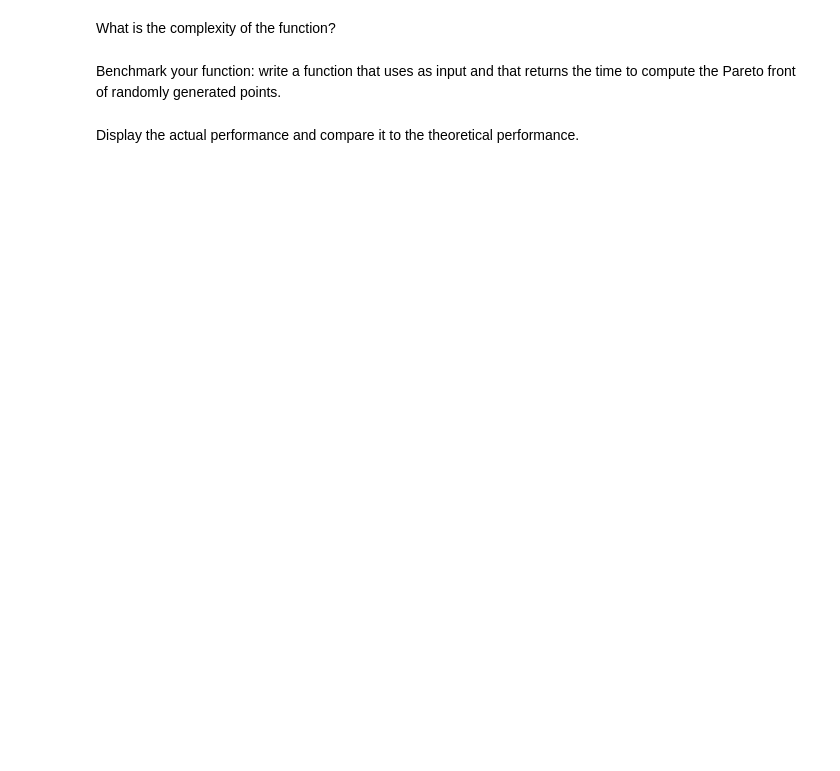
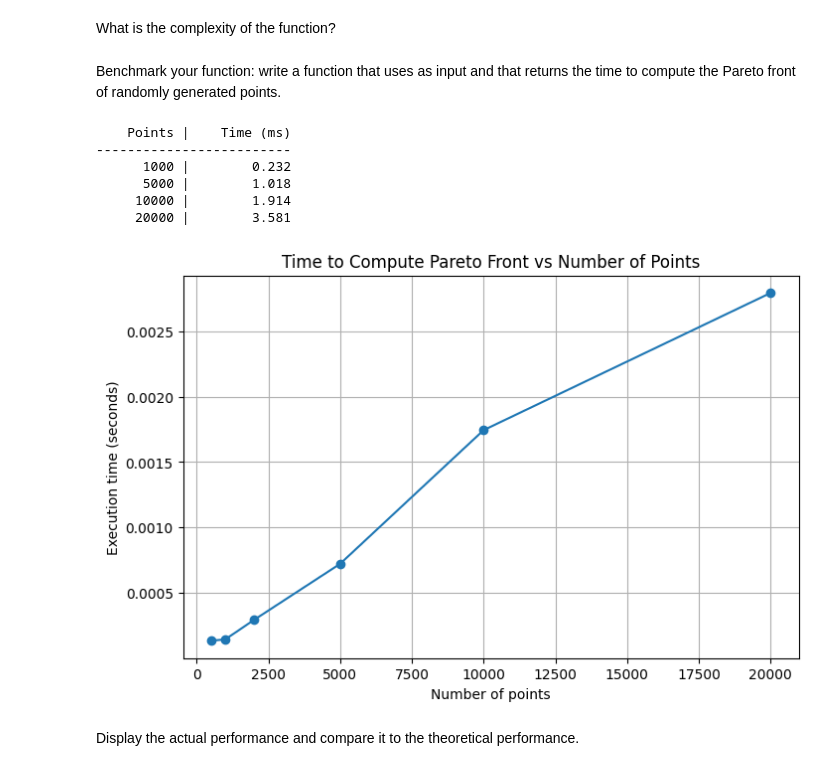
Before and after one commit to hafsakzoun/PROGRES_TME2, a Jupyter notebook: TME2.ipynb, the cells around one changed output. Cells and saved outputs as stored; diff of their text form; code cells hidden in the pictures; blank space fills up the shorter version.

```diff
--- a/TME2.ipynb
+++ b/TME2.ipynb
@@ -163,2 +339,56 @@ Benchmark your function: write a function that uses as input and that returns th
+# %%
+sizes = [1000, 5000, 10000, 20000]
+
+print(f"{'Points':>10} | {'Time (ms)':>12}")
+print("-" * 25)
+
+for n in sizes:
+    t = benchmark_pareto(n)
+    print(f"{n:>10} | {t*1000:>12.3f}")
+# %% [output]
+    Points |    Time (ms)
+-------------------------
+      1000 |        0.232
+      5000 |        1.018
+     10000 |        1.914
+     20000 |        3.581
+# %%
+import time
+import numpy as np
+import matplotlib.pyplot as plt
+
+# Pareto front function
+def pareto_front_2d(points):
+    sorted_points = sorted(points, key=lambda p: p[0])
+    pareto = []
+    max_y = -float('inf')
+    for x, y in sorted_points:
+        if y > max_y:
+            pareto.append((x, y))
+            max_y = y
+    return pareto
+
+# Benchmark function
+def benchmark_pareto(n: int) -> float:
+    points = [(np.random.rand(), np.random.rand()) for _ in range(n)]
+    start = time.perf_counter()
+    pareto_front_2d(points)
+    end = time.perf_counter()
+    return end - start
+
+# Test sizes
+sizes = [500, 1000, 2000, 5000, 10000, 20000]
+times = [benchmark_pareto(n) for n in sizes]
+
+# Plot
+plt.figure(figsize=(8,5))
+plt.plot(sizes, times, marker='o')
+plt.title("Time to Compute Pareto Front vs Number of Points")
+plt.xlabel("Number of points")
+plt.ylabel("Execution time (seconds)")
+plt.grid(True)
+plt.show()
+# %% [output]
+[figure, added]
 # %% [markdown]
 Display the actual performance and compare it to the theoretical performance.
```
Also changed, not shown: parts of 12 cells of this notebook, 1 other file.
